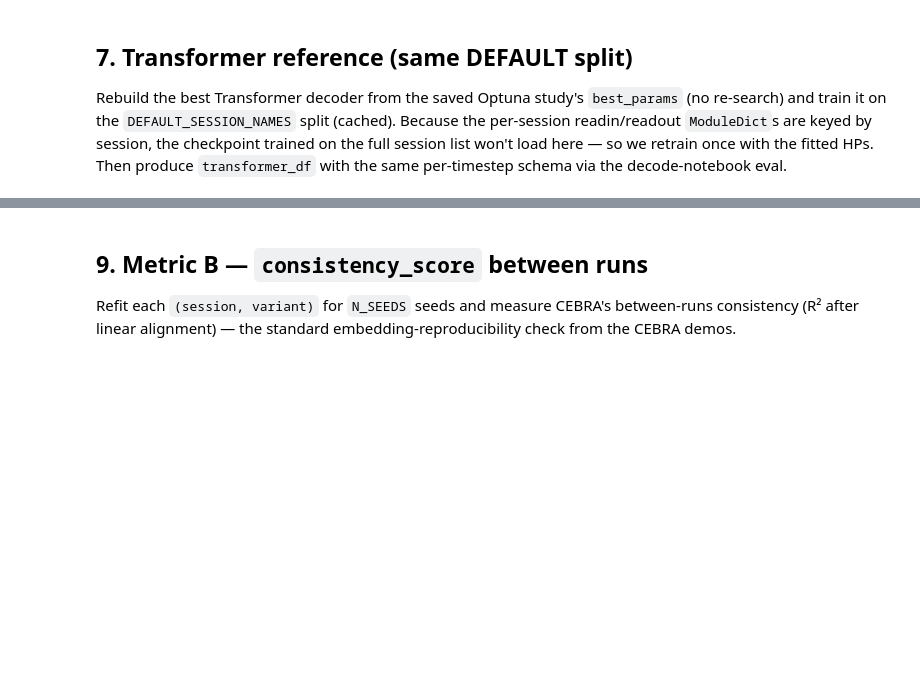
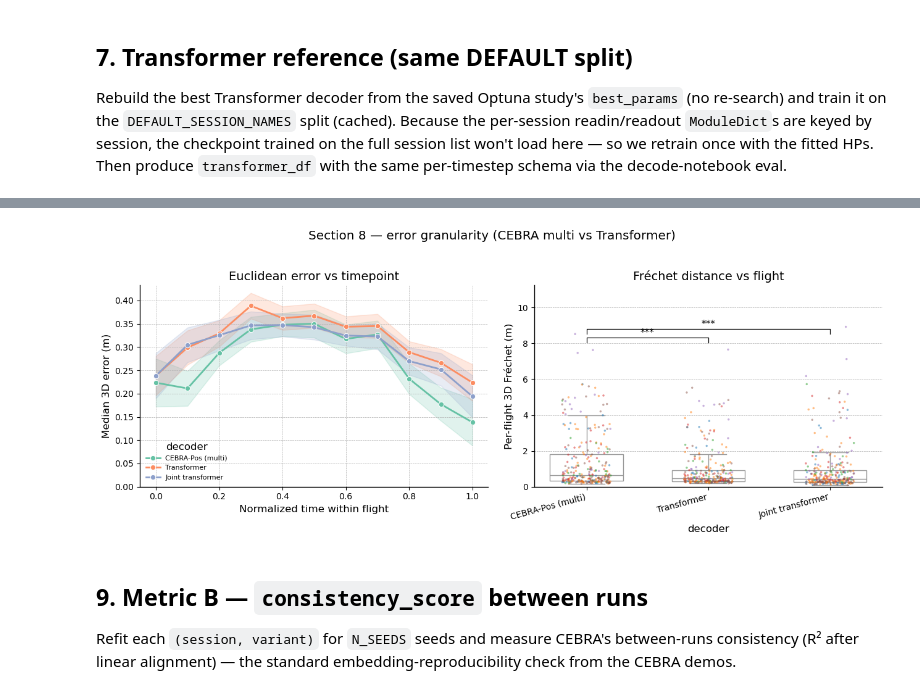
Before and after one commit to yongrong-qiu/digitalbat, a Jupyter notebook: notebooks/cebra-comparison.ipynb, the cells around one changed output, grey strips where cells are left out. Cells and saved outputs as stored; diff of their text form; code cells hidden in the pictures; blank space fills up the shorter version.

```diff
--- a/notebooks/cebra-comparison.ipynb
+++ b/notebooks/cebra-comparison.ipynb
@@ -923,3 +1188,82 @@ Across-session paired Wilcoxon (3D Fréchet):
+# %%
+# --- Error granularity: per-timepoint Euclidean + per-flight Fréchet (shared helper) ---
+from itertools import combinations
+from scipy.stats import wilcoxon
+
+N_TBINS = 11   # normalized within-flight time bins (0, 0.1, ..., 1.0)
+
+
+def _add_tnorm(df):
+    """Per-(decoder, session, flight) normalized time in [0, 1] from `t_idx`, binned."""
+    df = df.copy()
+    g = df.groupby(['decoder', 'session', 'flight_id'], observed=True)['t_idx']
+    tmin, tmax = g.transform('min'), g.transform('max')
+    df['t_norm'] = np.where(tmax > tmin, (df['t_idx'] - tmin) / (tmax - tmin), 0.0)
+    df['t_bin'] = np.round(df['t_norm'] * (N_TBINS - 1)) / (N_TBINS - 1)
+    return df
+
+
+def _pairwise_sess(med_df, col, order):
+    """Across-session paired Wilcoxon for every decoder pair (session-level)."""
+    wide = med_df.pivot(index='session', columns='decoder', values=col).dropna()
+    out = {}
+    for d1, d2 in combinations(order, 2):
+        if d1 not in wide or d2 not in wide:
+            continue
+        diff = (wide[d2] - wide[d1]).values
+        if np.all(diff == 0):
+            out[(d1, d2)] = (np.nan, len(diff), float(np.median(diff)))
+        else:
+            r = wilcoxon(diff, zero_method='wilcox', alternative='two-sided')
+            out[(d1, d2)] = (float(r.pvalue), len(diff), float(np.median(diff)))
+    return out
+
+
+def timepoint_flight_fig(records_df, frechet_df, order, label_map, palette, suptitle):
+    """Two panels: (a) median Euclidean 3D error vs normalized within-flight time, per
+    decoder; (b) per-flight 3D Fréchet distribution per decoder (points by bat) with
+    session-level paired-Wilcoxon brackets."""
+    rdf = _add_tnorm(records_df)
+    rdf['decoder'] = pd.Categorical(rdf['decoder'], categories=order, ordered=True)
+    fdf = frechet_df.copy()
+    fdf['decoder'] = pd.Categorical(fdf['decoder'], categories=order, ordered=True)
+
+    fig, axes = plt.subplots(1, 2, figsize=(13, 5))
+    # (a) timepoint — Euclidean error vs normalized time
+    sns.lineplot(data=rdf, x='t_bin', y='err_3d', hue='decoder', hue_order=order,
+                 palette=palette, estimator='median', errorbar='se', marker='o', ax=axes[0])
+    axes[0].set_xlabel('Normalized time within flight')
+    axes[0].set_ylabel('Median 3D error (m)')
+    axes[0].set_title('Euclidean error vs timepoint'); axes[0].set_ylim(bottom=0)
+    h, l = axes[0].get_legend_handles_labels()
+    axes[0].legend(h, [label_map.get(x, x) for x in l], title='decoder',
+                   frameon=False, fontsize=8)
+    # (b) flight — per-flight 3D Fréchet distribution
+    sns.boxplot(data=fdf, x='decoder', y='frechet_3d', order=order, ax=axes[1],
+                showfliers=False, color='white', width=0.6)
+    sns.stripplot(data=fdf, x='decoder', y='frechet_3d', order=order, hue='bat',
+                  palette=BAT_PALETTE, size=2.5, alpha=0.5, jitter=0.2,
+                  dodge=False, legend=False, ax=axes[1])
+    axes[1].set_xticks(range(len(order)))
+    axes[1].set_xticklabels([label_map.get(d, d) for d in order], rotation=15, ha='right')
+    axes[1].set_xlabel('decoder'); axes[1].set_ylabel('Per-flight 3D Fréchet (m)')
+    axes[1].set_title('Fréchet distance vs flight'); axes[1].set_ylim(bottom=0)
+    fmed = (fdf.groupby(['bat', 'session', 'decoder'], observed=True)['frechet_3d']
+            .median().reset_index())
+    pairs = _pairwise_sess(fmed, 'frechet_3d', order)
+    xpos = {d: i for i, d in enumerate(order)}
+    ytop = axes[1].get_ylim()[1]
+    for k, ((d1, d2), (p, n, md_)) in enumerate(pairs.items()):
+        _bracket(axes[1], xpos[d1], xpos[d2], ytop * (0.86 + 0.05 * k), p)
+    axes[1].set_ylim(top=ytop * (1.1 + 0.05 * max(len(pairs) - 1, 0)))
+    fig.suptitle(suptitle, y=1.02); plt.tight_layout(); plt.show()
+
+
+DECODER_PALETTE = dict(zip(DECODER_ORDER, sns.color_palette('Set2', len(DECODER_ORDER))))
+timepoint_flight_fig(all_df, frechet_df, DECODER_ORDER, DECODER_LABEL, DECODER_PALETTE,
+                     'Section 8 — error granularity (CEBRA multi vs Transformer)')
+# %% [output]
+[figure, added]
 # %% [markdown]
 ## 9. Metric B — `consistency_score` between runs
 
```
Also changed, not shown: parts of 27 cells of this notebook.
